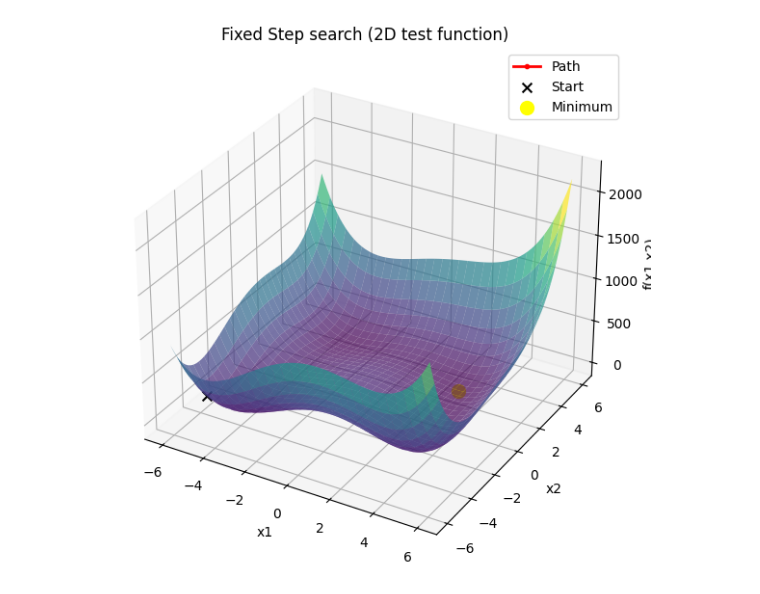
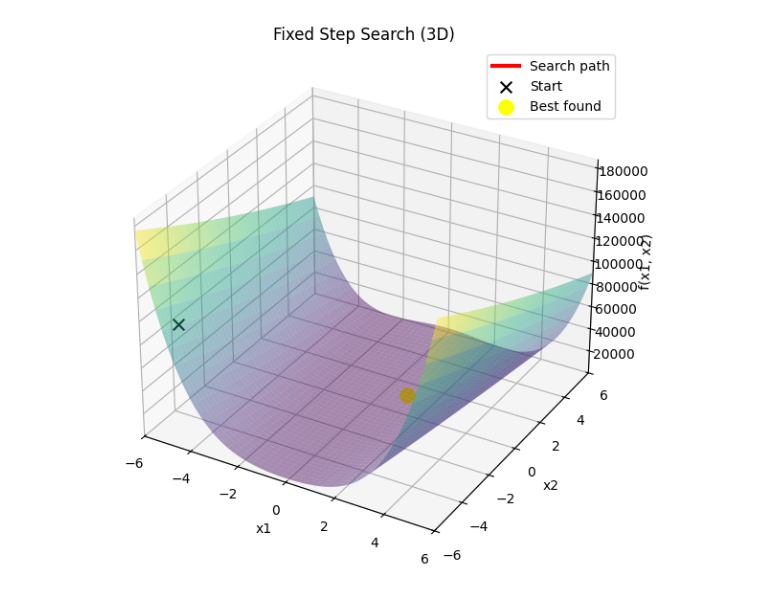
Before and after one commit to veljko2404/optimization-algorithms, a Jupyter notebook: 2_multi_dimensional_non_gradient_optimization/fixed_step_search.ipynb, the cells around one changed output. Saved outputs shown, nothing was run; the diff lists cells and outputs as text; code cells hidden in the pictures.

```diff
--- a/2_multi_dimensional_non_gradient_optimization/fixed_step_search.ipynb
+++ b/2_multi_dimensional_non_gradient_optimization/fixed_step_search.ipynb
@@ -1,8 +1,10 @@
 # %%
-from test_functions import f_himmelblau
+from test_functions import f_himmelblau, f_booth, f_rosenbrock
 import numpy as np
 import matplotlib.pyplot as plt
 from matplotlib.animation import FuncAnimation
+from mpl_toolkits.mplot3d import Axes3D  # noqa: F401
+
 
 def fixed_step_search(f, a, b, Delta):
     a = np.array(a, dtype=float)
@@ -21,10 +23,11 @@ def fixed_step_search(f, a, b, Delta):
         while x[i] > b[i]:
             x[i] = a[i]
             i -= 1
-            x[i] = x[i] + Delta
-            if x[0] > b[0]:
+            if i < 0:
                 condition = False
                 break
+            x[i] += Delta
+
         if not condition:
             break
 
@@ -33,12 +36,13 @@ def fixed_step_search(f, a, b, Delta):
             fmin = fx
             xmin = x.copy()
 
-        x[i] = x[i] + Delta
+        x[i] += Delta
         trace.append(x.copy())
 
     return xmin, fmin, np.array(trace)
 
-f_test = f_himmelblau
+
+f_test = f_rosenbrock
 
 a = [-5, -5]
 b = [5, 5]
@@ -48,34 +52,49 @@ xmin, fmin, history = fixed_step_search(f_test, a, b, Delta)
 
 print("xmin =", xmin)
 print("fmin =", fmin)
-print("number or iterations =", len(history))
+print("number of iterations =", len(history))
 
 
-fig = plt.figure(figsize=(10,7))
-ax = fig.add_subplot(111, projection='3d')
+xg = np.linspace(a[0] - 1, b[0] + 1, 250)
+yg = np.linspace(a[1] - 1, b[1] + 1, 250)
+X, Y = np.meshgrid(xg, yg)
 
-x = np.linspace(a[0]-1, b[0]+1, 300)
-y = np.linspace(a[1]-1, b[1]+1, 300)
-X, Y = np.meshgrid(x, y)
-Z = np.array([[f_test([xi, yi]) for xi, yi in zip(row_x, row_y)] for row_x, row_y in zip(X, Y)])
+f_vec = np.vectorize(lambda xx, yy: f_test(np.array([xx, yy], dtype=float)))
+Z = f_vec(X, Y)
 
-ax.plot_surface(X, Y, Z, cmap='viridis', alpha=0.7, rstride=10, cstride=10, edgecolor='none')
+xs = history[:, 0]
+ys = history[:, 1]
+zs = np.array([f_test(np.array([x, y], dtype=float)) for x, y in zip(xs, ys)])
 
-xs = history[:,0].astype(float)
-ys = history[:,1].astype(float)
-zs = np.array([f_test([x,y]) for x,y in zip(xs, ys)], dtype=float)
+z_offset = 0.02 * (Z.max() - Z.min())
+zs_plot = zs + z_offset
 
-line, = ax.plot([], [], [], 'r.-', lw=2, markersize=6, label="Path")
-point, = ax.plot([], [], [], 'ro', markersize=6)
 
-ax.scatter(xs[0], ys[0], zs[0], color='black', s=50, marker='x', label='Start')
-ax.set_xlabel('x1'); ax.set_ylabel('x2'); ax.set_zlabel('f(x1,x2)')
-ax.set_title("Fixed Step search (2D test function)")
+fig = plt.figure(figsize=(11, 7))
+ax = fig.add_subplot(111, projection="3d")
 
-ax.scatter(xmin[0], xmin[1], fmin, color="yellow", s=100, label="Minimum")
+ax.plot_surface(
+    X, Y, Z,
+    cmap="viridis",
+    alpha=0.45,
+    linewidth=0
+)
 
+line, = ax.plot([], [], [], "r-", lw=3, label="Search path")
+point, = ax.plot([], [], [], "ro", markersize=6)
+
+ax.scatter(xs[0], ys[0], zs_plot[0], color="black", s=70, marker="x", label="Start")
+ax.scatter(xmin[0], xmin[1], fmin + z_offset, color="yellow", s=120, label="Best found")
+
+ax.set_xlabel("x1")
+ax.set_ylabel("x2")
+ax.set_zlabel("f(x1, x2)")
+ax.set_title("Fixed Step Search (3D)")
 ax.legend()
 
+ax.set_xlim(xg.min(), xg.max())
+ax.set_ylim(yg.min(), yg.max())
+ax.set_zlim(Z.min(), Z.max() + 3 * z_offset)
 
 
 def init():
@@ -85,15 +104,35 @@ def init():
     point.set_3d_properties([])
     return line, point
 
+
 def update(frame):
-    if frame >= len(xs):
-        frame = len(xs)-1
-    line.set_data(xs[:frame+1], ys[:frame+1])
-    line.set_3d_properties(zs[:frame+1])
+    line.set_data(xs[:frame + 1], ys[:frame + 1])
+    line.set_3d_properties(zs_plot[:frame + 1])
     point.set_data([xs[frame]], [ys[frame]])
-    point.set_3d_properties([zs[frame]])
+    point.set_3d_properties([zs_plot[frame]])
     return line, point
 
-anim = FuncAnimation(fig, update, frames=len(xs), init_func=init, interval=300, blit=False, repeat=False)
+
+anim = FuncAnimation(
+    fig,
+    update,
+    frames=len(xs),
+    init_func=init,
+    interval=200,
+    blit=False,
+    repeat=False
+)
+
 plt.show()
+
+
+plt.figure(figsize=(8, 6))
+plt.contour(X, Y, Z, levels=35)
+plt.plot(xs, ys, "r-o", markersize=3, linewidth=2)
+plt.scatter(xs[0], ys[0], color="black", marker="x", s=80)
+plt.scatter(xmin[0], xmin[1], color="yellow", s=120)
+plt.xlabel("x1")
+plt.ylabel("x2")
+plt.title("Fixed Step Search Path (2D Projection)")
+plt.show()
 # %% [output]
@@ -103 +142 @@ number or iterations = 242
-[figure, old version]
+[figure, new version]
```
Also changed, not shown: parts of 1 cell of this notebook, 2 other files.
